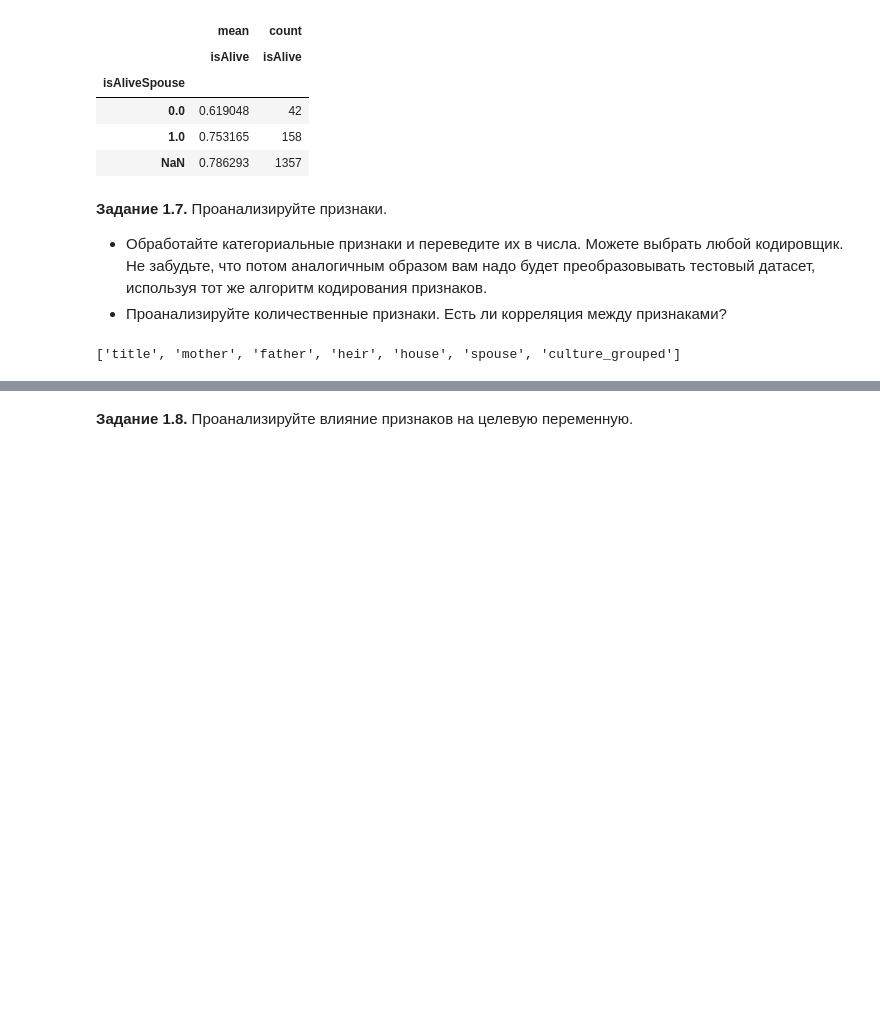
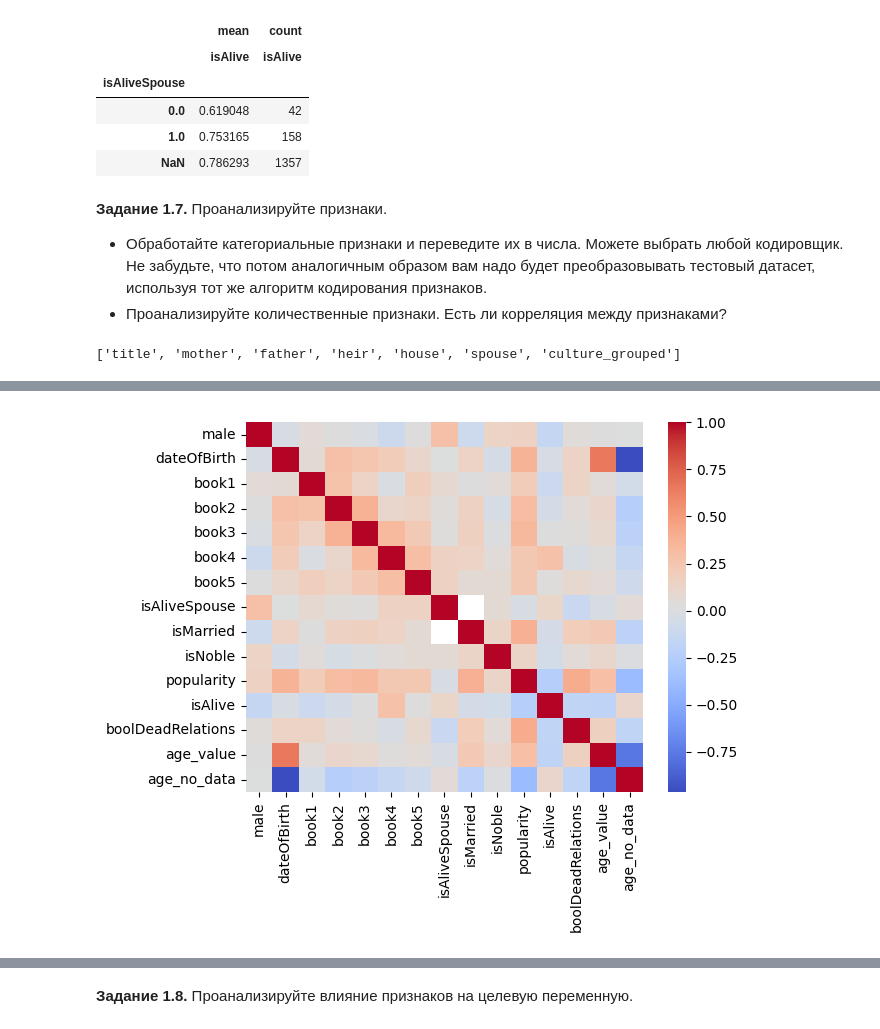
Before and after one commit to n-sukhov/DLS-course-1, a Jupyter notebook: week_01_ml_intro/Homework/hw_1_game_of_thrones.ipynb, the cells around one changed output, grey strips where cells are left out. Cells and saved outputs as stored; diff of their text form; code cells hidden in the pictures; blank space fills up the shorter version.

```diff
--- a/week_01_ml_intro/Homework/hw_1_game_of_thrones.ipynb
+++ b/week_01_ml_intro/Homework/hw_1_game_of_thrones.ipynb
@@ -518,3 +518,5 @@ cat_cols = [cc for cc in data.columns if data[cc].dtype == "O"]
 cat_cols
 # %% [output]
 ['title', 'mother', 'father', 'heir', 'house', 'spouse', 'culture_grouped']
+# %%
+data = data.drop(columns=["isAliveMother", "isAliveFather", "isAliveHeir", "mother", "father", "heir"])
@@ -520,0 +543,2 @@ cat_cols
+# %%
+data["dateOfBirth"] = [0 if np.isnan(x) else x for x in data["dateOfBirth"]]
@@ -520,0 +586,5 @@ cat_cols
+# %%
+sns.heatmap(data.select_dtypes(include='number').corr(), annot=False, cmap='coolwarm')
+plt.show()
+# %% [output]
+[figure, added]
```
Also changed, not shown: parts of 13 cells of this notebook.
